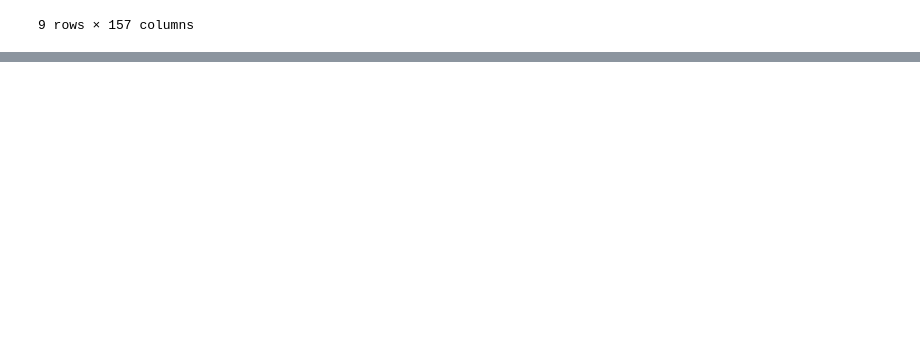
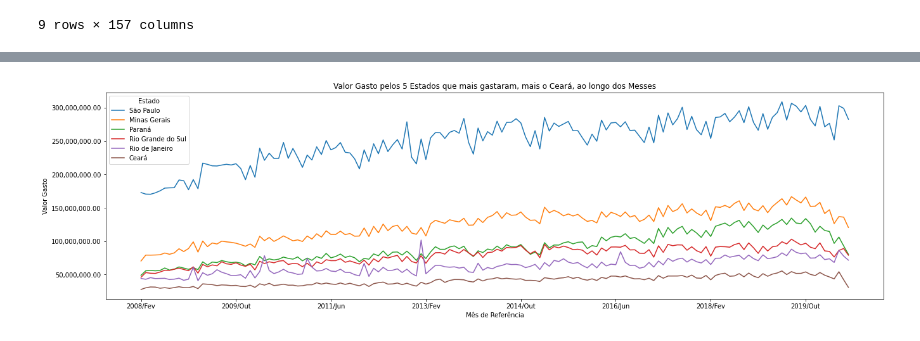
Before and after one commit to luan-prates/bootcamp-ds-aplicada-alura-2021, a Jupyter notebook: Analise_dos_dados_SIH_Datasus.ipynb, the cells around one changed output, grey strips where cells are left out. Saved outputs shown, nothing was run; the diff lists cells and outputs as text; code cells hidden in the pictures; blank space fills up the shorter version.

```diff
--- a/Analise_dos_dados_SIH_Datasus.ipynb
+++ b/Analise_dos_dados_SIH_Datasus.ipynb
@@ -377,0 +343,26 @@ See the caveats in the documentation: https://pandas.pydata.org/pandas-docs/stab
+# %%
+#pegando o top 5
+dff_4_top = dff_4.sum(level=1).head(5)
+
+#pegando só o Ceará
+dff_4_ce = dff_4.loc[(slice(None), 'Ceará'), :].sum(level=1)
+
+#tbm poderia usar a tupula do index
+#dff_4_ce = pd.DataFrame(dff_4.loc[('Nordeste','Ceará')])
+
+#Essa forma é mais elegante porém o index fica sendo a Região
+#dff_4.xs('Ceará', level='Estado', axis=0)
+
+#juntando os dois dataframes
+dff_4_top_ce = pd.concat([dff_4_top, dff_4_ce])
+#outra forma de fazer seria usando append
+#dff_4_top_ce = dff_4_top.append(dff_4_ce)
+# %%
+ax = dff_4_top_ce[dff_4_top_ce.columns[6:]].T.plot(figsize=(22,6))
+ax.yaxis.set_major_formatter(ticker.StrMethodFormatter("{x:,.2f}"))
+plt.ylabel('Valor Gasto')
+plt.xlabel('Mês de Referência')
+plt.title("Valor Gasto pelos 5 Estados que mais gastaram, mais o Ceará, ao longo dos Messes")
+plt.show()
+# %% [output]
+[figure, added]
```
Also changed, not shown: parts of 15 cells of this notebook.
